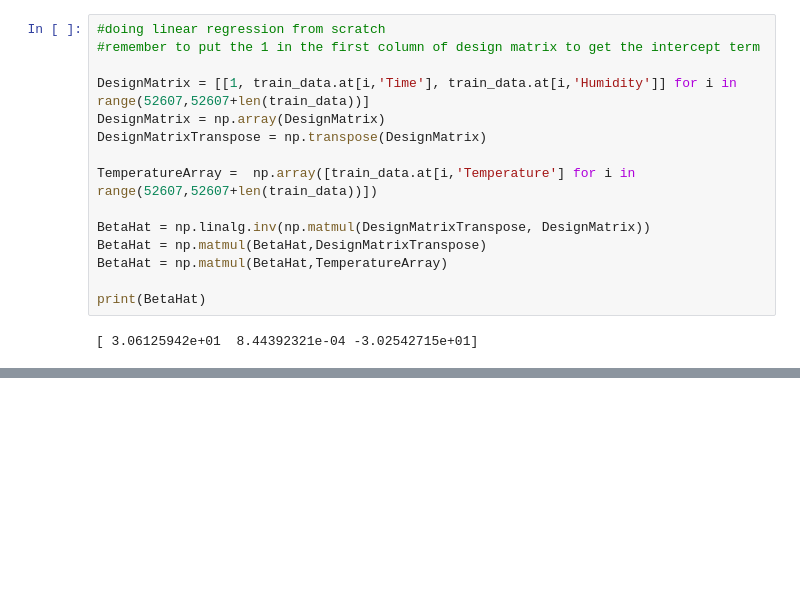
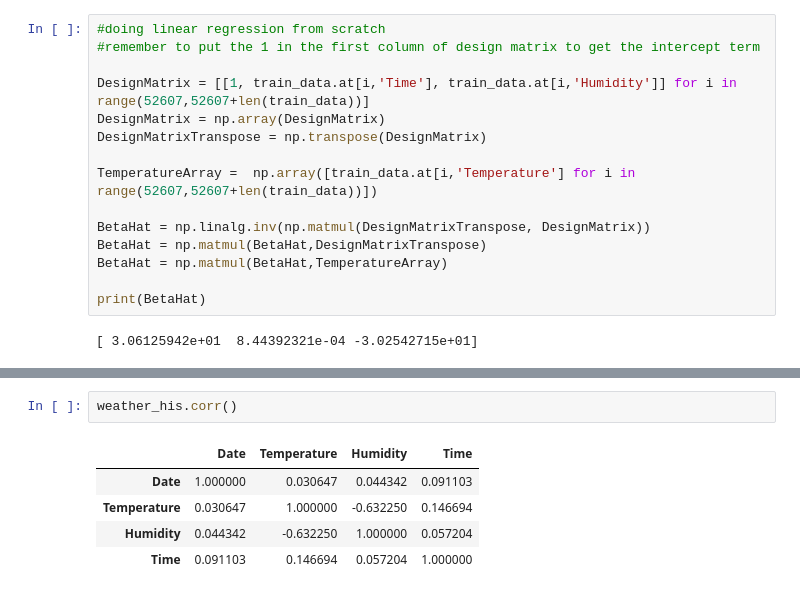
Before and after one commit to KevalGandhi/Time-Series-Learning, a Jupyter notebook: Linear Regression Testing.ipynb, the cells around one changed output, grey strips where cells are left out. Drawn from its saved outputs; the diff is of its cells as text; blank space fills up the shorter version.

```diff
--- a/Linear Regression Testing.ipynb
+++ b/Linear Regression Testing.ipynb
@@ -210,0 +243,8 @@ print(BetaHat)
+# %%
+weather_his.corr()
+# %% [output]
+|  | Date | Temperature | Humidity | Time |
+| Date | 1.000000 | 0.030647 | 0.044342 | 0.091103 |
+| Temperature | 0.030647 | 1.000000 | -0.632250 | 0.146694 |
+| Humidity | 0.044342 | -0.632250 | 1.000000 | 0.057204 |
+| Time | 0.091103 | 0.146694 | 0.057204 | 1.000000 |
```
Also changed, not shown: parts of 8 cells of this notebook.
